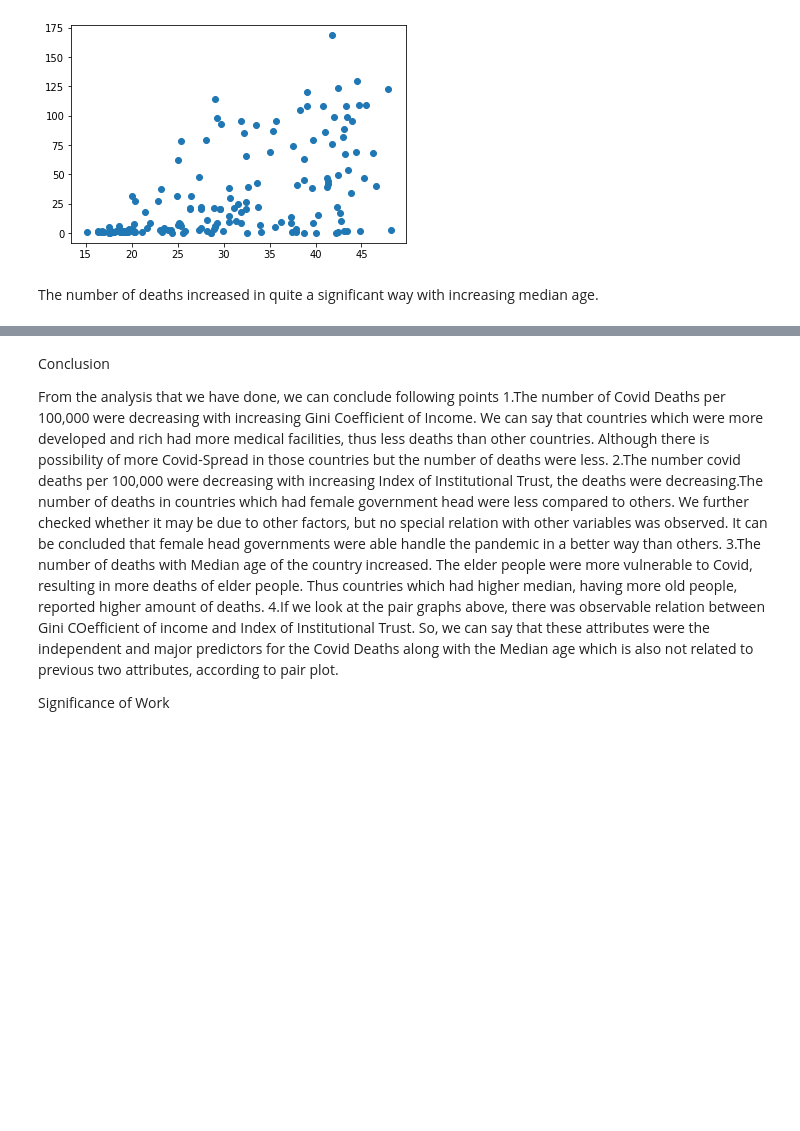
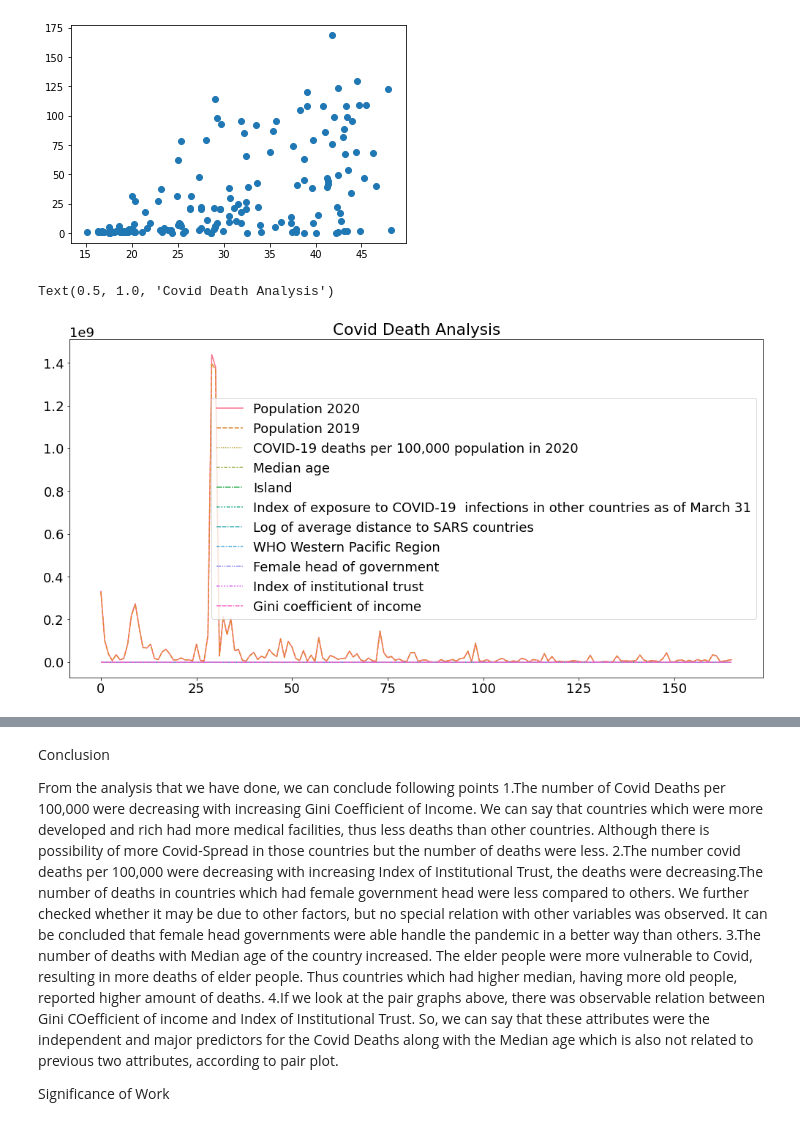
Before and after one commit to GEZISHA2022/hds5210-2022, a Jupyter notebook: Final.ipynb, the cells around one changed output, grey strips where cells are left out. Drawn from its saved outputs; the diff is of its cells as text; code cells hidden in the pictures; blank space fills up the shorter version.

```diff
--- a/Final.ipynb
+++ b/Final.ipynb
@@ -290,5 +327,11 @@ plt.plot(x, y, 'o')
 plt.show()
 # %% [output]
 [figure]
-# %% [markdown]
-The number of deaths increased in quite a significant way with increasing median age.
+# %%
+from matplotlib import pyplot
+a4_dims = (17, 8.5)
+fig, ax = pyplot.subplots(figsize=a4_dims)
+sns.lineplot(ax=ax,data=final_data).set_title('Covid Death Analysis')
+# %% [output]
+Text(0.5, 1.0, 'Covid Death Analysis')
+[figure, added]
```
Also changed, not shown: parts of 7 cells of this notebook.
